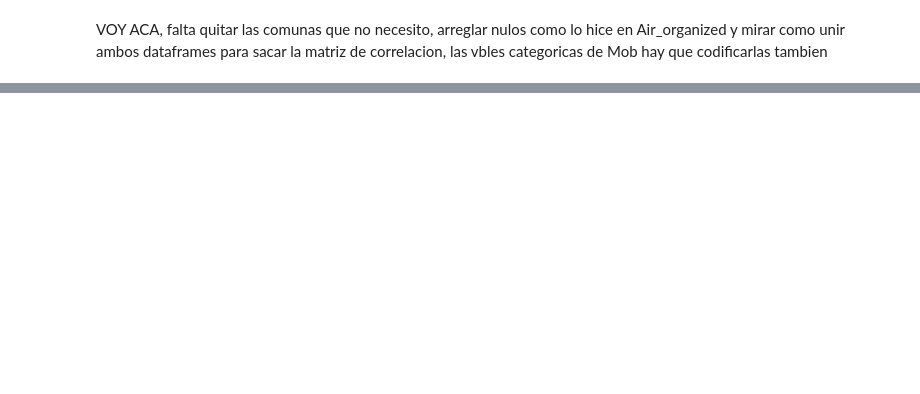
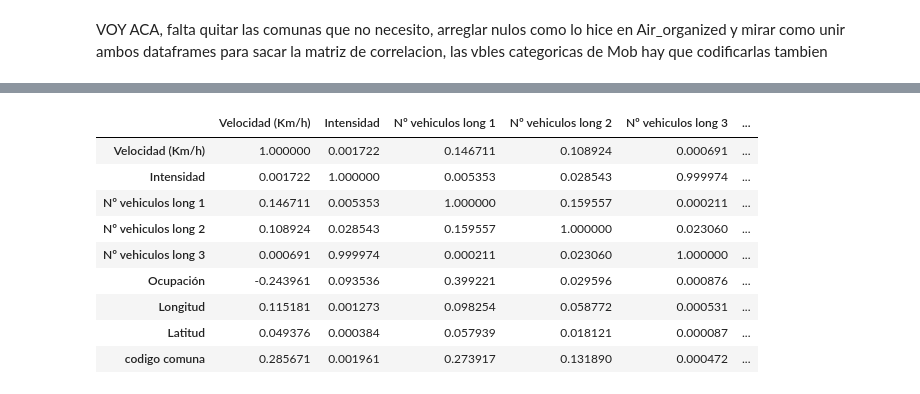
Before and after one commit to Matu10100/AirQuality_Prediction, a Jupyter notebook: Programacion/PreProcess_MobTrain.ipynb, the cells around one changed output, grey strips where cells are left out. Cells and saved outputs as stored; diff of their text form; code cells hidden in the pictures; blank space fills up the shorter version.

```diff
--- a/Programacion/PreProcess_MobTrain.ipynb
+++ b/Programacion/PreProcess_MobTrain.ipynb
@@ -148,0 +244,13 @@ plt.show()
+# %%
+corre
+# %% [output]
+|  | Velocidad (Km/h) | Intensidad | Nº vehiculos long 1 | Nº vehiculos long 2 | Nº vehiculos long 3 | ... |
+| Velocidad (Km/h) | 1.000000 | 0.001722 | 0.146711 | 0.108924 | 0.000691 | ... |
+| Intensidad | 0.001722 | 1.000000 | 0.005353 | 0.028543 | 0.999974 | ... |
+| Nº vehiculos long 1 | 0.146711 | 0.005353 | 1.000000 | 0.159557 | 0.000211 | ... |
+| Nº vehiculos long 2 | 0.108924 | 0.028543 | 0.159557 | 1.000000 | 0.023060 | ... |
+| Nº vehiculos long 3 | 0.000691 | 0.999974 | 0.000211 | 0.023060 | 1.000000 | ... |
+| Ocupación | -0.243961 | 0.093536 | 0.399221 | 0.029596 | 0.000876 | ... |
+| Longitud | 0.115181 | 0.001273 | 0.098254 | 0.058772 | 0.000531 | ... |
+| Latitud | 0.049376 | 0.000384 | 0.057939 | 0.018121 | 0.000087 | ... |
+| codigo comuna | 0.285671 | 0.001961 | 0.273917 | 0.131890 | 0.000472 | ... |
```
Also changed, not shown: parts of 14 cells of this notebook, 3 other files.
